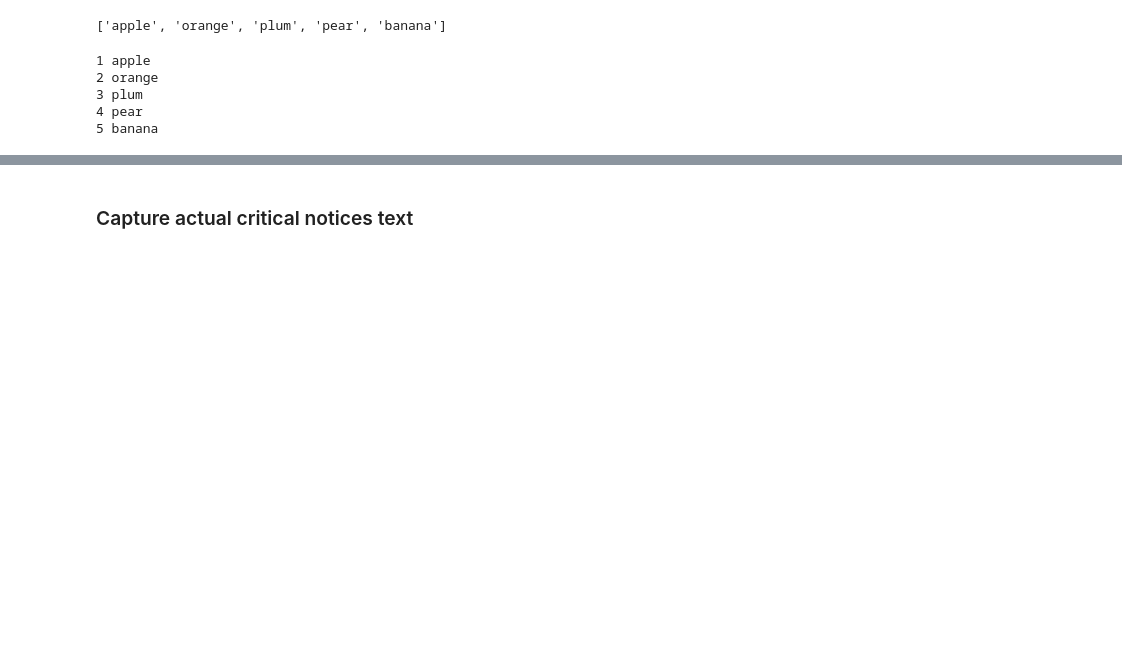
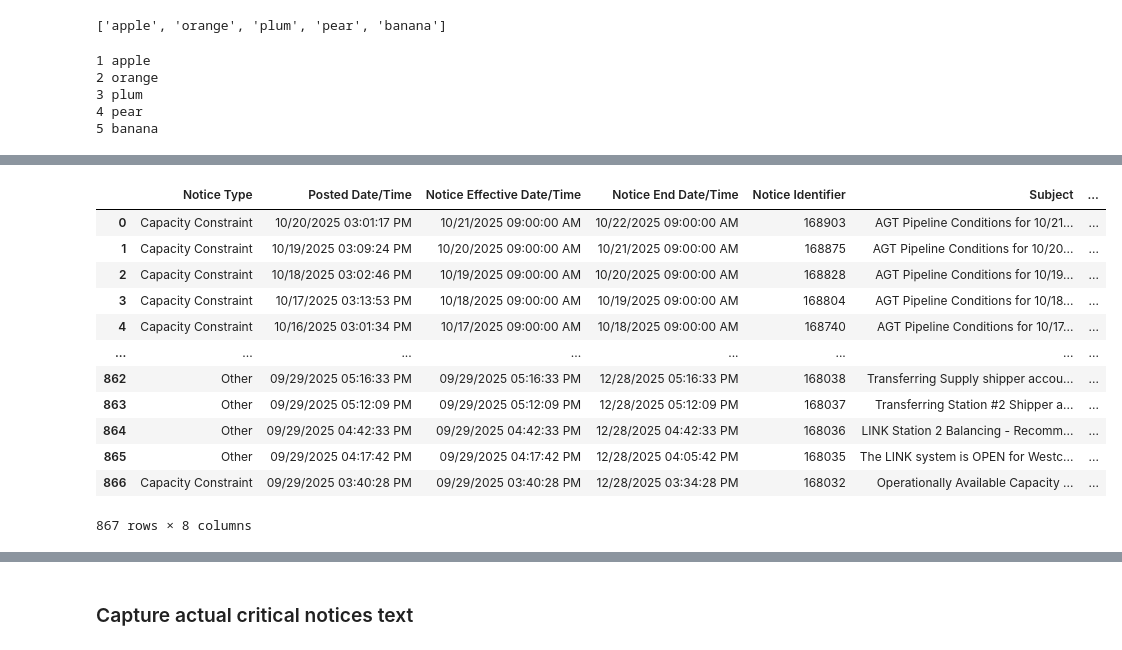
Before and after one commit to sandeepmj/2025-advanced-scraping, a Jupyter notebook: wk1-static-urls-DEMO.ipynb, the cells around one changed output, grey strips where cells are left out. Drawn from its saved outputs; the diff is of its cells as text; code cells hidden in the pictures; blank space fills up the shorter version.

```diff
--- a/wk1-static-urls-DEMO.ipynb
+++ b/wk1-static-urls-DEMO.ipynb
@@ -419,2 +452,18 @@ print(f"Done scraping all units")
 # %%
 ## concat
+df = pd.concat(df_list, ignore_index = True)
+df
+# %% [output]
+|  | Notice Type | Posted Date/Time | Notice Effective Date/Time | Notice End Date/Time | Notice Identifier | Subject | ... |
+| 0 | Capacity Constraint | 10/20/2025 03:01:17 PM | 10/21/2025 09:00:00 AM | 10/22/2025 09:00:00 AM | 168903 | AGT Pipeline Conditions for 10/21... | ... |
+| 1 | Capacity Constraint | 10/19/2025 03:09:24 PM | 10/20/2025 09:00:00 AM | 10/21/2025 09:00:00 AM | 168875 | AGT Pipeline Conditions for 10/20... | ... |
+| 2 | Capacity Constraint | 10/18/2025 03:02:46 PM | 10/19/2025 09:00:00 AM | 10/20/2025 09:00:00 AM | 168828 | AGT Pipeline Conditions for 10/19... | ... |
+| 3 | Capacity Constraint | 10/17/2025 03:13:53 PM | 10/18/2025 09:00:00 AM | 10/19/2025 09:00:00 AM | 168804 | AGT Pipeline Conditions for 10/18... | ... |
+| 4 | Capacity Constraint | 10/16/2025 03:01:34 PM | 10/17/2025 09:00:00 AM | 10/18/2025 09:00:00 AM | 168740 | AGT Pipeline Conditions for 10/17... | ... |
+| ... | ... | ... | ... | ... | ... | ... | ... |
+| 862 | Other | 09/29/2025 05:16:33 PM | 09/29/2025 05:16:33 PM | 12/28/2025 05:16:33 PM | 168038 | Transferring Supply shipper accou... | ... |
+| 863 | Other | 09/29/2025 05:12:09 PM | 09/29/2025 05:12:09 PM | 12/28/2025 05:12:09 PM | 168037 | Transferring Station #2 Shipper a... | ... |
+| 864 | Other | 09/29/2025 04:42:33 PM | 09/29/2025 04:42:33 PM | 12/28/2025 04:42:33 PM | 168036 | LINK Station 2 Balancing - Recomm... | ... |
+| 865 | Other | 09/29/2025 04:17:42 PM | 09/29/2025 04:17:42 PM | 12/28/2025 04:05:42 PM | 168035 | The LINK system is OPEN for Westc... | ... |
+| 866 | Capacity Constraint | 09/29/2025 03:40:28 PM | 09/29/2025 03:40:28 PM | 12/28/2025 03:34:28 PM | 168032 | Operationally Available Capacity ... | ... |
+867 rows × 8 columns
```
Also changed, not shown: parts of 14 cells of this notebook.
